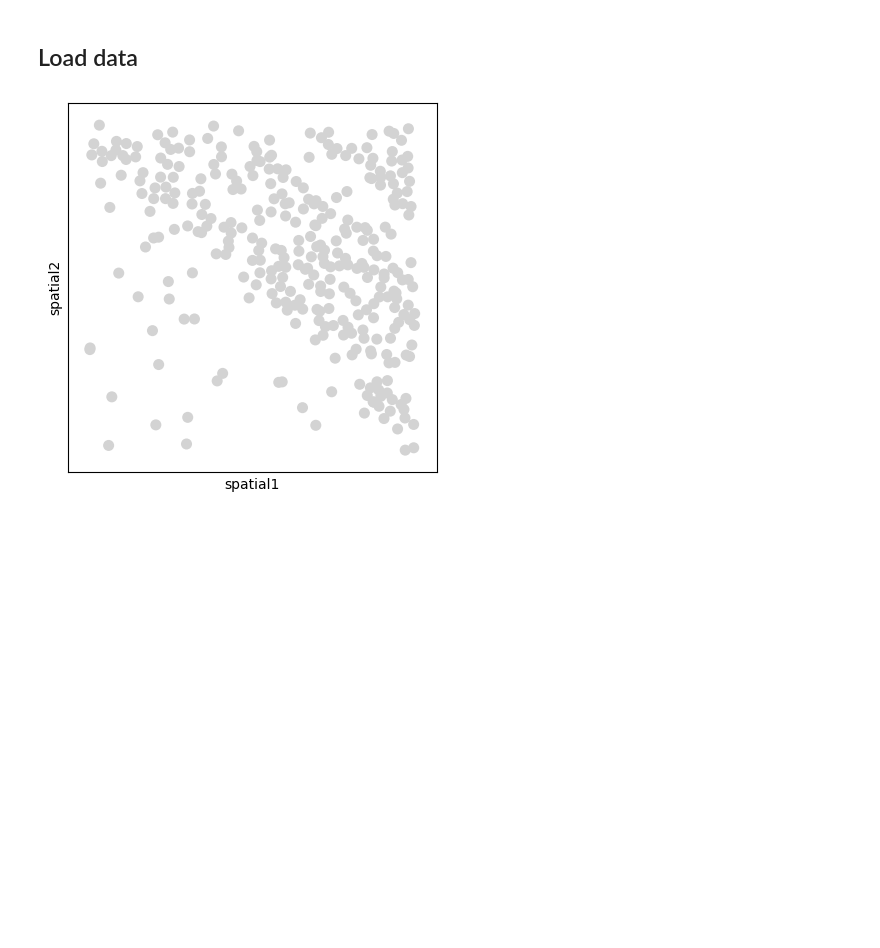
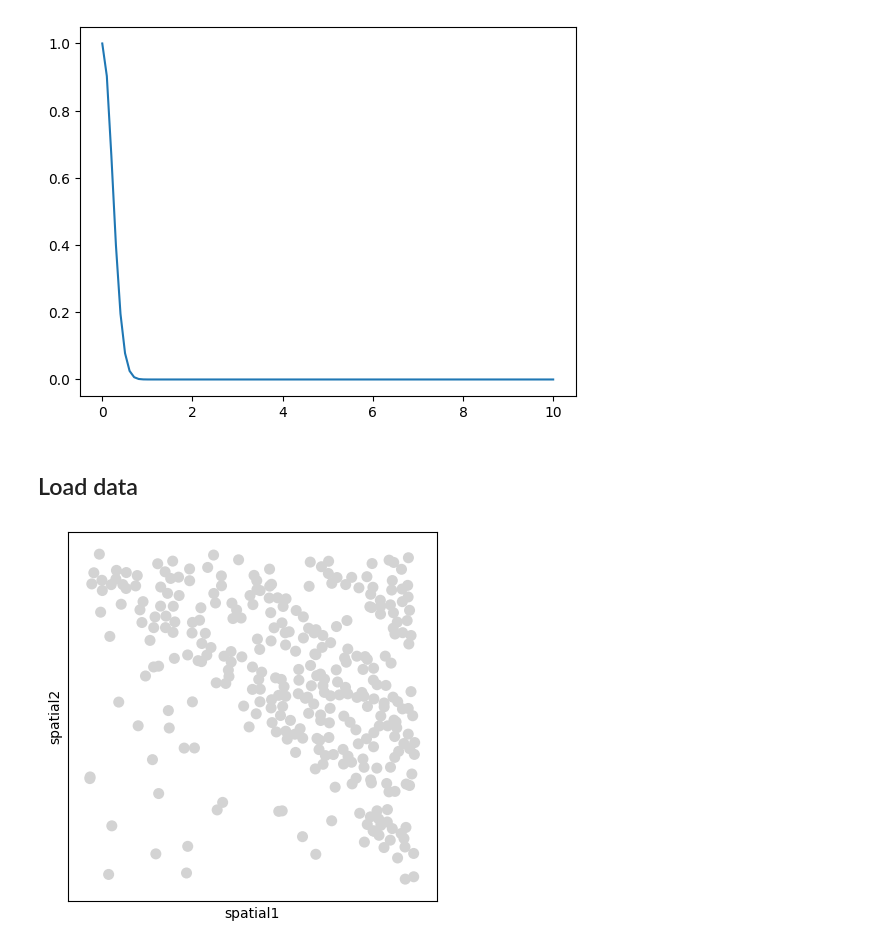
Before and after one commit to dschaub95/spatialnca, a Jupyter notebook: notebooks/experiment-real.ipynb, the cells around one changed output. Drawn from its saved outputs; the diff is of its cells as text; code cells hidden in the pictures; blank space fills up the shorter version.

Commit message:
add dist kernel and complete graph support

```diff
--- a/notebooks/experiment-real.ipynb
+++ b/notebooks/experiment-real.ipynb
@@ -21,4 +20,15 @@ from spatialnca.utils import seed_everything, spatial_scatter, plot_pyg, constru
 from spatialnca.config import Config
+# %%
+def exp_kernel(x, sigma):
+    return torch.exp(-sigma * x**2)
+
+
+x_values = torch.linspace(0, 10, 100)
+y_values = exp_kernel(x_values, 10)
+plt.plot(x_values, y_values)
+plt.show()
+# %% [output]
+[figure, added]
 # %% [markdown]
 ## Load data
 # %%
```
Also changed, not shown: parts of 7 cells of this notebook, 4 other files.
